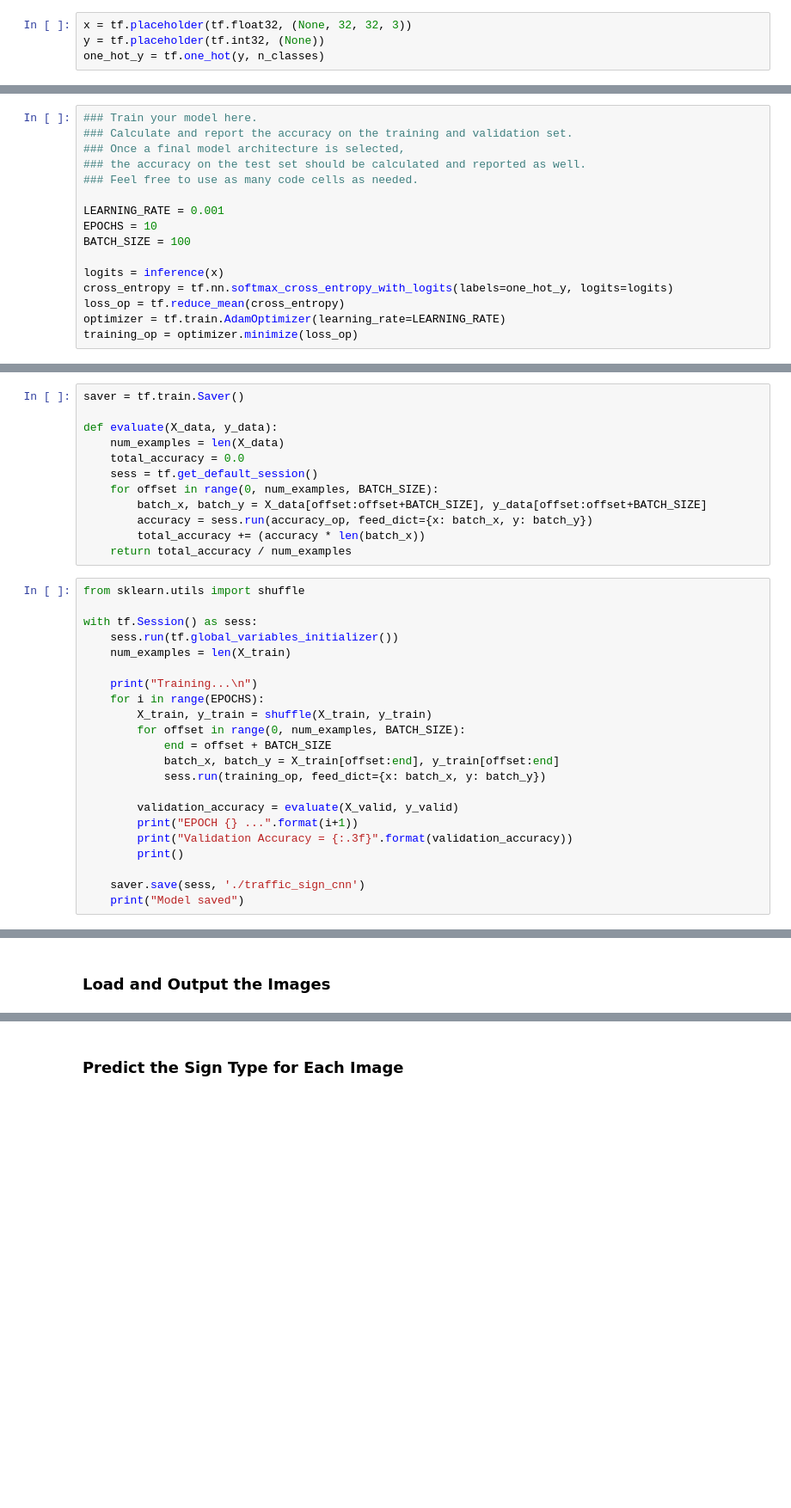
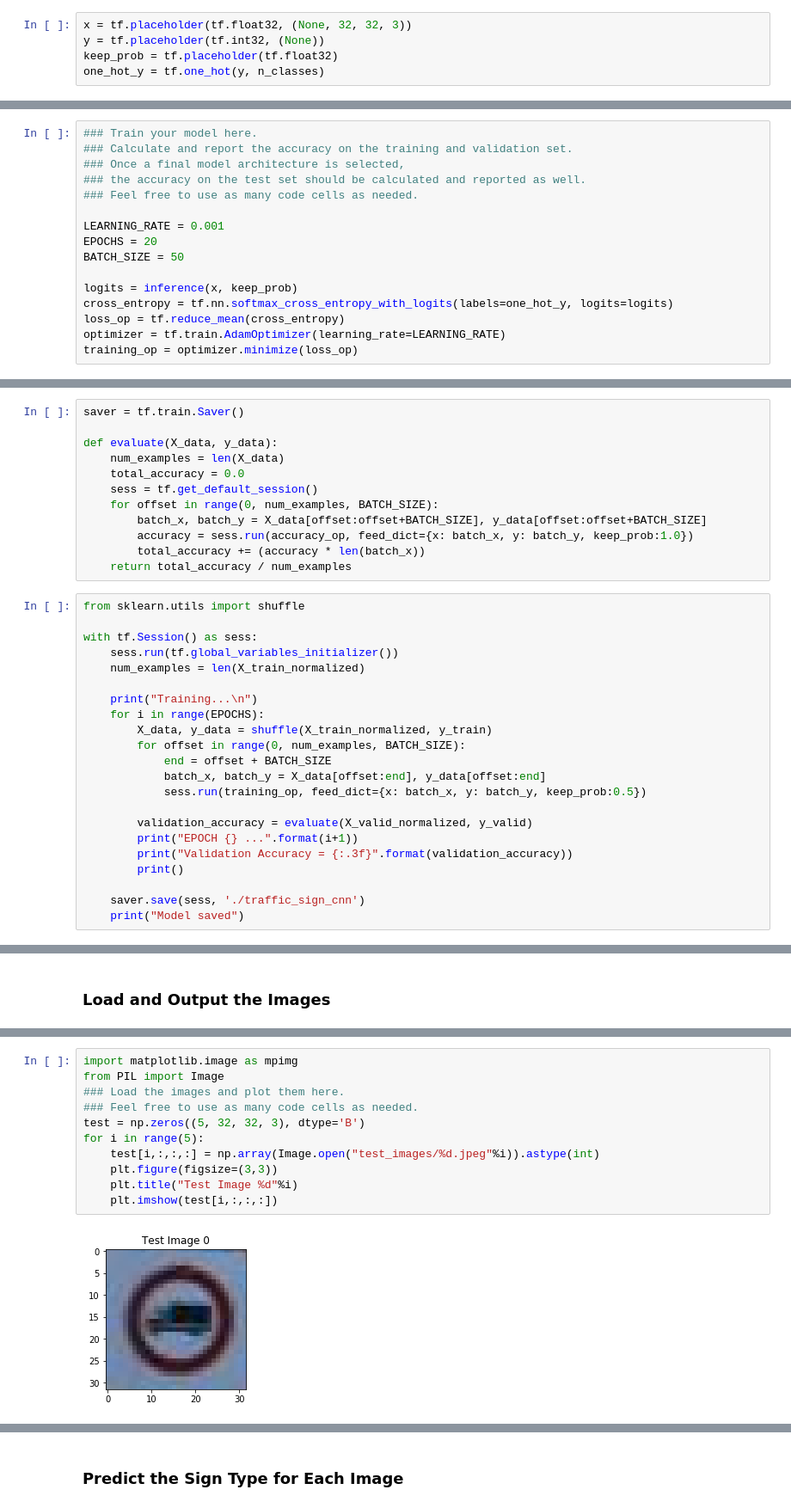
Before and after one commit to nihalsid/CarND-Traffic-Sign-Classifier-Project, a Jupyter notebook: Traffic_Sign_Classifier.ipynb, the cells around one changed output, grey strips where cells are left out. Shown at 86% size. Saved outputs shown, nothing was run; the diff lists cells and outputs as text; blank space fills up the shorter version.

```diff
--- a/Traffic_Sign_Classifier.ipynb
+++ b/Traffic_Sign_Classifier.ipynb
@@ -220,6 +222,7 @@ def inference(x):
 # %%
 x = tf.placeholder(tf.float32, (None, 32, 32, 3))
 y = tf.placeholder(tf.int32, (None))
+keep_prob = tf.placeholder(tf.float32)
 one_hot_y = tf.one_hot(y, n_classes)
 # %% [markdown]
 ### Train, Validate and Test the Model
@@ -234,10 +237,10 @@ sets imply underfitting. A high accuracy on the training set but low accuracy on
 ### Feel free to use as many code cells as needed.
 
 LEARNING_RATE = 0.001
-EPOCHS = 10
-BATCH_SIZE = 100
+EPOCHS = 20
+BATCH_SIZE = 50
 
-logits = inference(x)
+logits = inference(x, keep_prob)
 cross_entropy = tf.nn.softmax_cross_entropy_with_logits(labels=one_hot_y, logits=logits)
 loss_op = tf.reduce_mean(cross_entropy)
 optimizer = tf.train.AdamOptimizer(learning_rate=LEARNING_RATE)
@@ -254,7 +257,7 @@ def evaluate(X_data, y_data):
     sess = tf.get_default_session()
     for offset in range(0, num_examples, BATCH_SIZE):
         batch_x, batch_y = X_data[offset:offset+BATCH_SIZE], y_data[offset:offset+BATCH_SIZE]
-        accuracy = sess.run(accuracy_op, feed_dict={x: batch_x, y: batch_y})
+        accuracy = sess.run(accuracy_op, feed_dict={x: batch_x, y: batch_y, keep_prob:1.0})
         total_accuracy += (accuracy * len(batch_x))
     return total_accuracy / num_examples
 # %%
@@ -262,17 +265,17 @@ from sklearn.utils import shuffle
 
 with tf.Session() as sess:
     sess.run(tf.global_variables_initializer())
-    num_examples = len(X_train)
+    num_examples = len(X_train_normalized)
 
     print("Training...\n")
     for i in range(EPOCHS):
-        X_train, y_train = shuffle(X_train, y_train)
+        X_data, y_data = shuffle(X_train_normalized, y_train)
         for offset in range(0, num_examples, BATCH_SIZE):
             end = offset + BATCH_SIZE
-            batch_x, batch_y = X_train[offset:end], y_train[offset:end]
-            sess.run(training_op, feed_dict={x: batch_x, y: batch_y})
+            batch_x, batch_y = X_data[offset:end], y_data[offset:end]
+            sess.run(training_op, feed_dict={x: batch_x, y: batch_y, keep_prob:0.5})
 
-        validation_accuracy = evaluate(X_valid, y_valid)
+        validation_accuracy = evaluate(X_valid_normalized, y_valid)
         print("EPOCH {} ...".format(i+1))
         print("Validation Accuracy = {:.3f}".format(validation_accuracy))
         print()
@@ -312,0 +313,13 @@ You may find `signnames.csv` useful as it contains mappings from the class id (i
+# %%
+import matplotlib.image as mpimg
+from PIL import Image
+### Load the images and plot them here.
+### Feel free to use as many code cells as needed.
+test = np.zeros((5, 32, 32, 3), dtype='B')
+for i in range(5):
+    test[i,:,:,:] = np.array(Image.open("test_images/%d.jpeg"%i)).astype(int)
+    plt.figure(figsize=(3,3))
+    plt.title("Test Image %d"%i)
+    plt.imshow(test[i,:,:,:])
+# %% [output]
+[figure, added]
```
Also changed, not shown: parts of 8 cells of this notebook, 10 other files.
